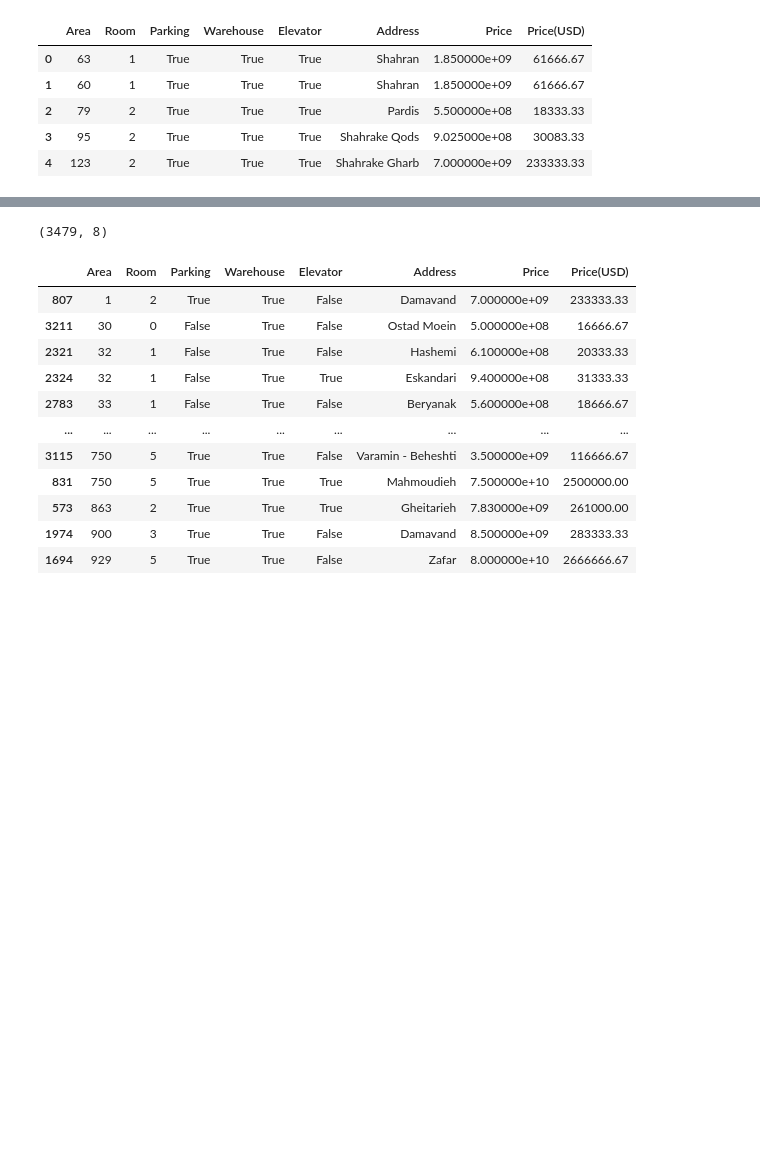
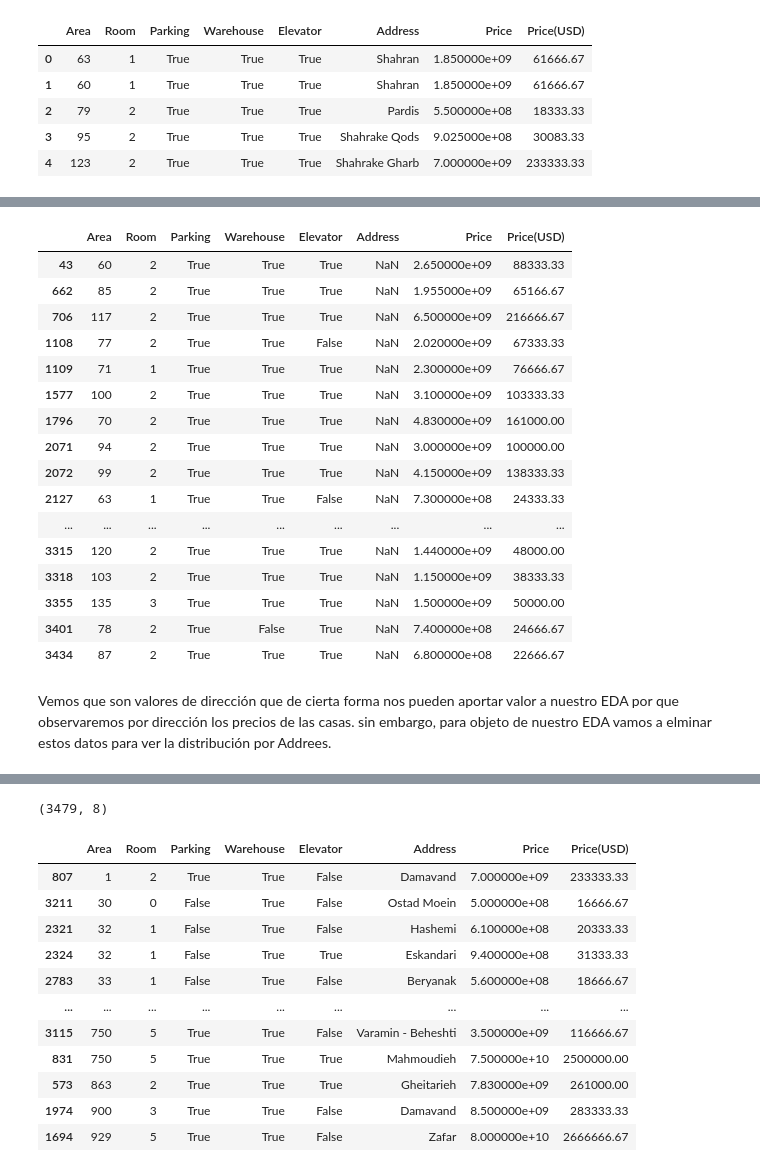
Before and after one commit to Fatbound/Portfolio, a Jupyter notebook: House Price Teheran/precios casa.ipynb, the cells around one changed output, grey strips where cells are left out. Saved outputs shown, nothing was run; the diff lists cells and outputs as text; code cells hidden in the pictures; blank space fills up the shorter version.

```diff
--- a/House Price Teheran/precios casa.ipynb
+++ b/House Price Teheran/precios casa.ipynb
@@ -30,0 +54,22 @@ df['Price(USD)'].mean()
+# %%
+df[pd.isnull(df["Address"])==True]
+# %% [output]
+|  | Area | Room | Parking | Warehouse | Elevator | Address | Price | Price(USD) |
+| 43 | 60 | 2 | True | True | True | NaN | 2.650000e+09 | 88333.33 |
+| 662 | 85 | 2 | True | True | True | NaN | 1.955000e+09 | 65166.67 |
+| 706 | 117 | 2 | True | True | True | NaN | 6.500000e+09 | 216666.67 |
+| 1108 | 77 | 2 | True | True | False | NaN | 2.020000e+09 | 67333.33 |
+| 1109 | 71 | 1 | True | True | True | NaN | 2.300000e+09 | 76666.67 |
+| 1577 | 100 | 2 | True | True | True | NaN | 3.100000e+09 | 103333.33 |
+| 1796 | 70 | 2 | True | True | True | NaN | 4.830000e+09 | 161000.00 |
+| 2071 | 94 | 2 | True | True | True | NaN | 3.000000e+09 | 100000.00 |
+| 2072 | 99 | 2 | True | True | True | NaN | 4.150000e+09 | 138333.33 |
+| 2127 | 63 | 1 | True | True | False | NaN | 7.300000e+08 | 24333.33 |
+| ... | ... | ... | ... | ... | ... | ... | ... | ... |
+| 3315 | 120 | 2 | True | True | True | NaN | 1.440000e+09 | 48000.00 |
+| 3318 | 103 | 2 | True | True | True | NaN | 1.150000e+09 | 38333.33 |
+| 3355 | 135 | 3 | True | True | True | NaN | 1.500000e+09 | 50000.00 |
+| 3401 | 78 | 2 | True | False | True | NaN | 7.400000e+08 | 24666.67 |
+| 3434 | 87 | 2 | True | True | True | NaN | 6.800000e+08 | 22666.67 |
+# %% [markdown]
+Vemos que son valores de dirección que de cierta forma nos pueden aportar valor a nuestro EDA por que observaremos por dirección los precios de las casas. sin embargo, para objeto de nuestro EDA vamos a elminar estos datos para ver la distribución por Addrees.
```
Also changed, not shown: parts of 11 cells of this notebook.
